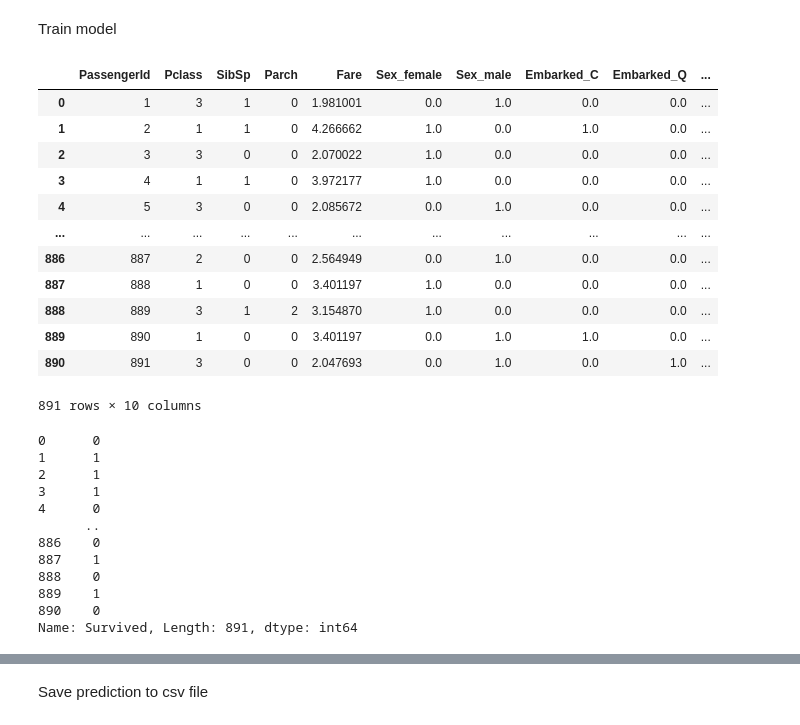
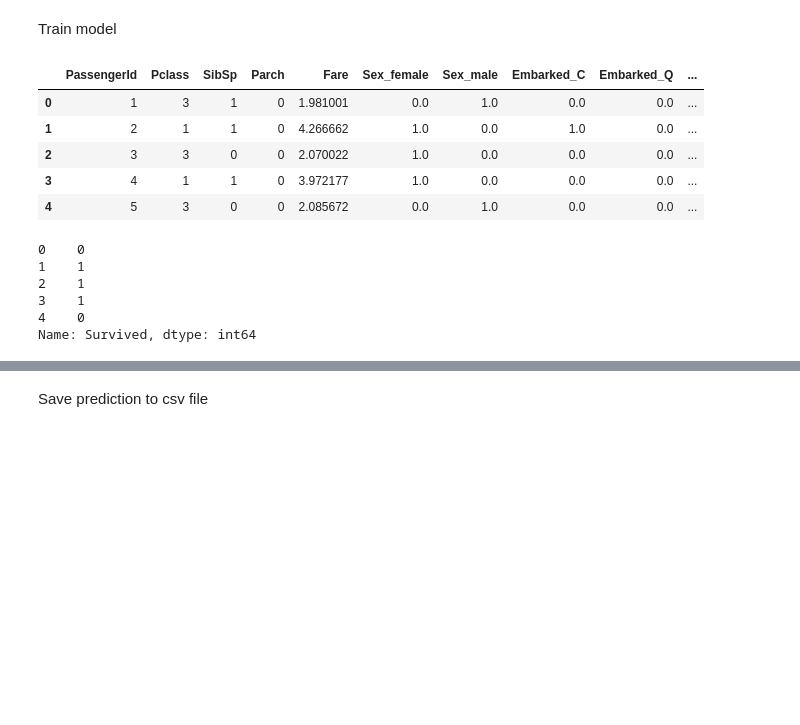
Before and after one commit to Szymqn/KaggleCompetitions, a Jupyter notebook: Titanic - Machine Learning from Disaster/model.ipynb, the cells around one changed output, grey strips where cells are left out. Drawn from its saved outputs; the diff is of its cells as text; code cells hidden in the pictures; blank space fills up the shorter version.

```diff
--- a/Titanic - Machine Learning from Disaster/model.ipynb
+++ b/Titanic - Machine Learning from Disaster/model.ipynb
@@ -306,34 +306,21 @@ imp_df.sort_values(by="Imp", ascending=False)
 # %% [markdown]
 Train model
 # %%
-train_data
+train_data.head()
 # %% [output]
 |  | PassengerId | Pclass | SibSp | Parch | Fare | Sex_female | Sex_male | Embarked_C | Embarked_Q | ... |
 | 0 | 1 | 3 | 1 | 0 | 1.981001 | 0.0 | 1.0 | 0.0 | 0.0 | ... |
 | 1 | 2 | 1 | 1 | 0 | 4.266662 | 1.0 | 0.0 | 1.0 | 0.0 | ... |
 | 2 | 3 | 3 | 0 | 0 | 2.070022 | 1.0 | 0.0 | 0.0 | 0.0 | ... |
 | 3 | 4 | 1 | 1 | 0 | 3.972177 | 1.0 | 0.0 | 0.0 | 0.0 | ... |
 | 4 | 5 | 3 | 0 | 0 | 2.085672 | 0.0 | 1.0 | 0.0 | 0.0 | ... |
-| ... | ... | ... | ... | ... | ... | ... | ... | ... | ... | ... |
-| 886 | 887 | 2 | 0 | 0 | 2.564949 | 0.0 | 1.0 | 0.0 | 0.0 | ... |
-| 887 | 888 | 1 | 0 | 0 | 3.401197 | 1.0 | 0.0 | 0.0 | 0.0 | ... |
-| 888 | 889 | 3 | 1 | 2 | 3.154870 | 1.0 | 0.0 | 0.0 | 0.0 | ... |
-| 889 | 890 | 1 | 0 | 0 | 3.401197 | 0.0 | 1.0 | 1.0 | 0.0 | ... |
-| 890 | 891 | 3 | 0 | 0 | 2.047693 | 0.0 | 1.0 | 0.0 | 1.0 | ... |
-891 rows × 10 columns
 # %%
-target
+target.head()
 # %% [output]
-0      0
-1      1
-2      1
-3      1
-4      0
-      ..
-886    0
-887    1
-888    0
-889    1
-890    0
-Name: Survived, Length: 891, dtype: int64
+0    0
+1    1
+2    1
+3    1
+4    0
+Name: Survived, dtype: int64
 # %%
```
Also changed, not shown: parts of 4 cells of this notebook.
